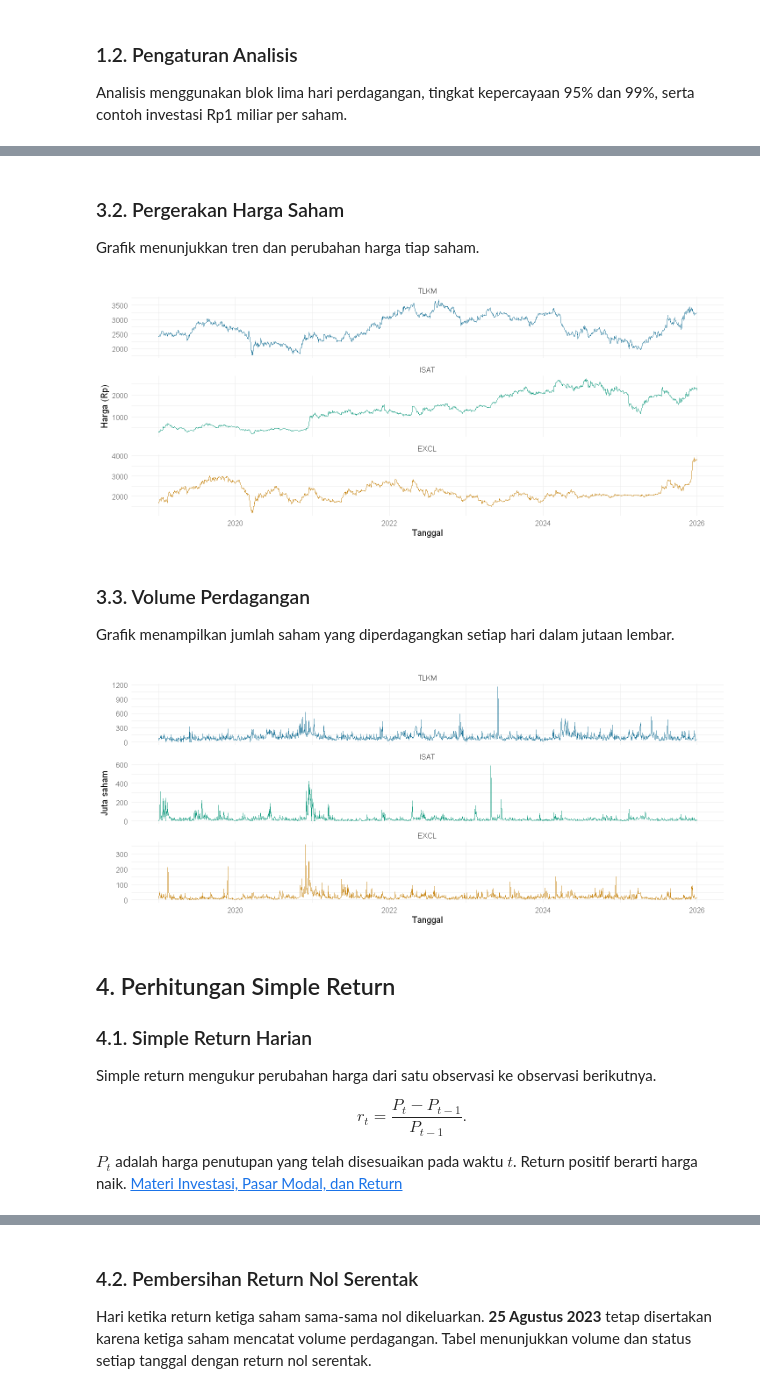
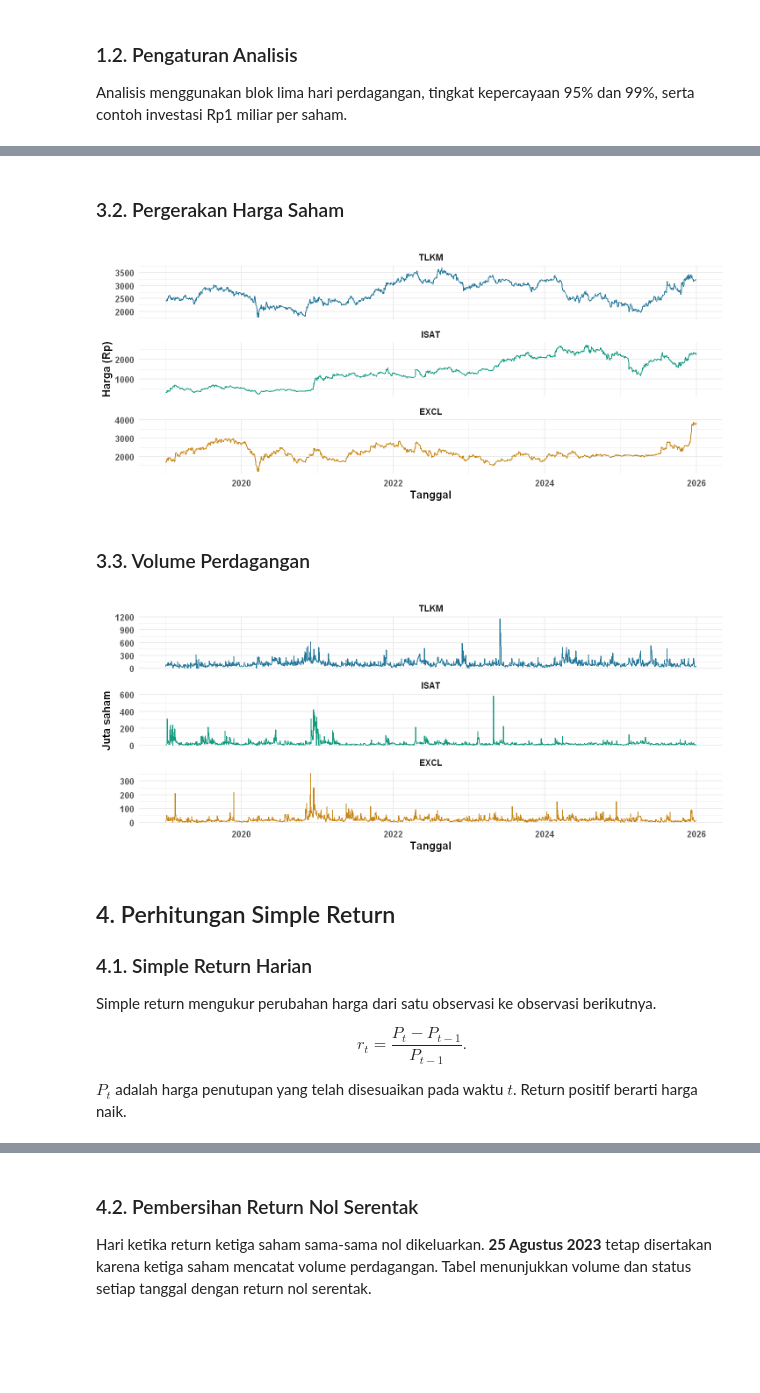
Before and after one commit to solonuansa/var-evt-block-maxima-saham-telekomunikasi, a Jupyter notebook: Analisis/Analisis_VaR_EVT_BM_TLKM_EXCL_ISAT_2019_2025_simple_return_R_revisi.ipynb, the cells around one changed output, grey strips where cells are left out. Drawn from its saved outputs; the diff is of its cells as text; code cells hidden in the pictures; blank space fills up the shorter version.

```diff
--- a/Analisis/Analisis_VaR_EVT_BM_TLKM_EXCL_ISAT_2019_2025_simple_return_R_revisi.ipynb
+++ b/Analisis/Analisis_VaR_EVT_BM_TLKM_EXCL_ISAT_2019_2025_simple_return_R_revisi.ipynb
@@ -8,17 +8,17 @@
 Pustaka R digunakan untuk mengambil data, membuat grafik, menghitung return, dan mengestimasi VaR.
 # %%
 suppressPackageStartupMessages({
-    library(quantmod)    # getSymbols, Ad, Vo, ROC
-    library(evd)         # fgev, qgev, pgev, rgev
-    library(extRemes)    # fevd (hanya untuk plot diagnostik)
-    library(moments)     # skewness, kurtosis, jarque.test
+    library(quantmod)
+    library(evd)
+    library(extRemes)
+    library(moments)
     library(ggplot2)
     library(dplyr)
     library(tidyr)
 })
 
-options(repr.plot.width = 12, repr.plot.height = 5, digits = 7)
-theme_set(theme_minimal(base_size = 12))
+options(repr.plot.width = 12, repr.plot.height = 5, digits = 5)
+theme_set(theme_minimal(base_size = 15) + theme(text = element_text(face = "bold")))
 
 long_series <- function(x) {
     data <- data.frame(Tanggal = as.Date(index(x)), coredata(x), check.names = FALSE)
@@ -100,17 +64,22 @@ Risiko dihitung untuk setiap saham secara terpisah. [Profil Telkom](https://www.
 # %%
-# Unduh OHLCV dari Yahoo Finance.
-# Ad() = harga disesuaikan (dividen & aksi korporasi), Vo() = volume.
-raw_data <- lapply(unname(TICKERS), function(tk) {
-    getSymbols(tk, src = "yahoo", from = START_DATE, to = END_DATE, auto.assign = FALSE)
+raw_data <- lapply(TICKERS, function(ticker) {
+    getSymbols(ticker, src = "yahoo", from = START_DATE, to = END_DATE, auto.assign = FALSE)
 })
-prices_raw <- do.call(merge, lapply(raw_data, Ad))
-volume_raw <- do.call(merge, lapply(raw_data, Vo))
-colnames(prices_raw) <- SAHAM
-colnames(volume_raw) <- SAHAM
+prices <- do.call(merge, lapply(raw_data, Ad))
+volume <- do.call(merge, lapply(raw_data, Vo))
+colnames(prices) <- colnames(volume) <- SAHAM
 
-tanggal_perdagangan <- as.Date(index(prices_raw)) != as.Date("2019-01-01")
-prices <- na.omit(prices_raw[tanggal_perdagangan, ])
-volume <- volume_raw[index(prices)]
+tanggal_manual <- as.Date("2019-06-19")
+close_profindo <- 4100
+if (tanggal_manual %in% index(prices) && is.na(as.numeric(prices[tanggal_manual, "TLKM"]))) {
+    tlkm <- raw_data[["TLKM"]]
+    tanggal_acuan <- as.Date("2019-06-18")
+    faktor <- as.numeric(Ad(tlkm)[tanggal_acuan]) / as.numeric(Cl(tlkm)[tanggal_acuan])
+    prices[tanggal_manual, "TLKM"] <- close_profindo * faktor
+}
+
+prices <- na.omit(prices[index(prices) != as.Date("2019-01-01"), ])
+volume <- volume[index(prices)]
 
 tabel_harga <- data.frame(Tanggal = as.Date(index(prices)), coredata(prices))
 head(tabel_harga)
@@ -210,30 +144,26 @@ A tibble: 7 × 4
 | 2025 | 236 | 236 | 236 |
 # %% [markdown]
 ### 3.2. Pergerakan Harga Saham
-
-Grafik menunjukkan tren dan perubahan harga tiap saham.
 # %%
 ggplot(long_series(prices), aes(Tanggal, Nilai, color = Saham)) +
-    geom_line(linewidth = 0.4) +
+    geom_line(linewidth = 0.7) +
     facet_wrap(~Saham, ncol = 1, scales = "free_y") +
     scale_color_manual(values = COLORS) +
     labs(x = "Tanggal", y = "Harga (Rp)") +
     theme(legend.position = "none")
 # %% [output]
-[figure, old version]
+[figure, new version]
 # %% [markdown]
 ### 3.3. Volume Perdagangan
-
-Grafik menampilkan jumlah saham yang diperdagangkan setiap hari dalam jutaan lembar.
 # %%
 ggplot(long_series(volume), aes(Tanggal, Nilai / 1e6, color = Saham)) +
-    geom_line(linewidth = 0.3) +
+    geom_line(linewidth = 0.6) +
     facet_wrap(~Saham, ncol = 1, scales = "free_y") +
     scale_color_manual(values = COLORS) +
     labs(x = "Tanggal", y = "Juta saham") +
     theme(legend.position = "none")
 # %% [output]
-[figure, old version]
+[figure, new version]
 # %% [markdown]
 ## 4. Perhitungan Simple Return
 ### 4.1. Simple Return Harian
@@ -242,7 +172,7 @@ Simple return mengukur perubahan harga dari satu observasi ke observasi berikutn
 
 $$r_t=\frac{P_t-P_{t-1}}{P_{t-1}}.$$
 
-$P_t$ adalah harga penutupan yang telah disesuaikan pada waktu $t$. Return positif berarti harga naik. [Materi Investasi, Pasar Modal, dan Return](../../Materi/menrisk02%20-%20Investasi%2C%20Pasar%20Modal%2C%20dan%20Return.pdf)
+$P_t$ adalah harga penutupan yang telah disesuaikan pada waktu $t$. Return positif berarti harga naik.
 # %%
 simple_returns_all <- na.omit(ROC(prices, type = "discrete"))
 data.frame(Saham = SAHAM, `Jumlah harga` = nrow(prices),
```
Also changed, not shown: parts of 41 cells of this notebook, 9 other files.
